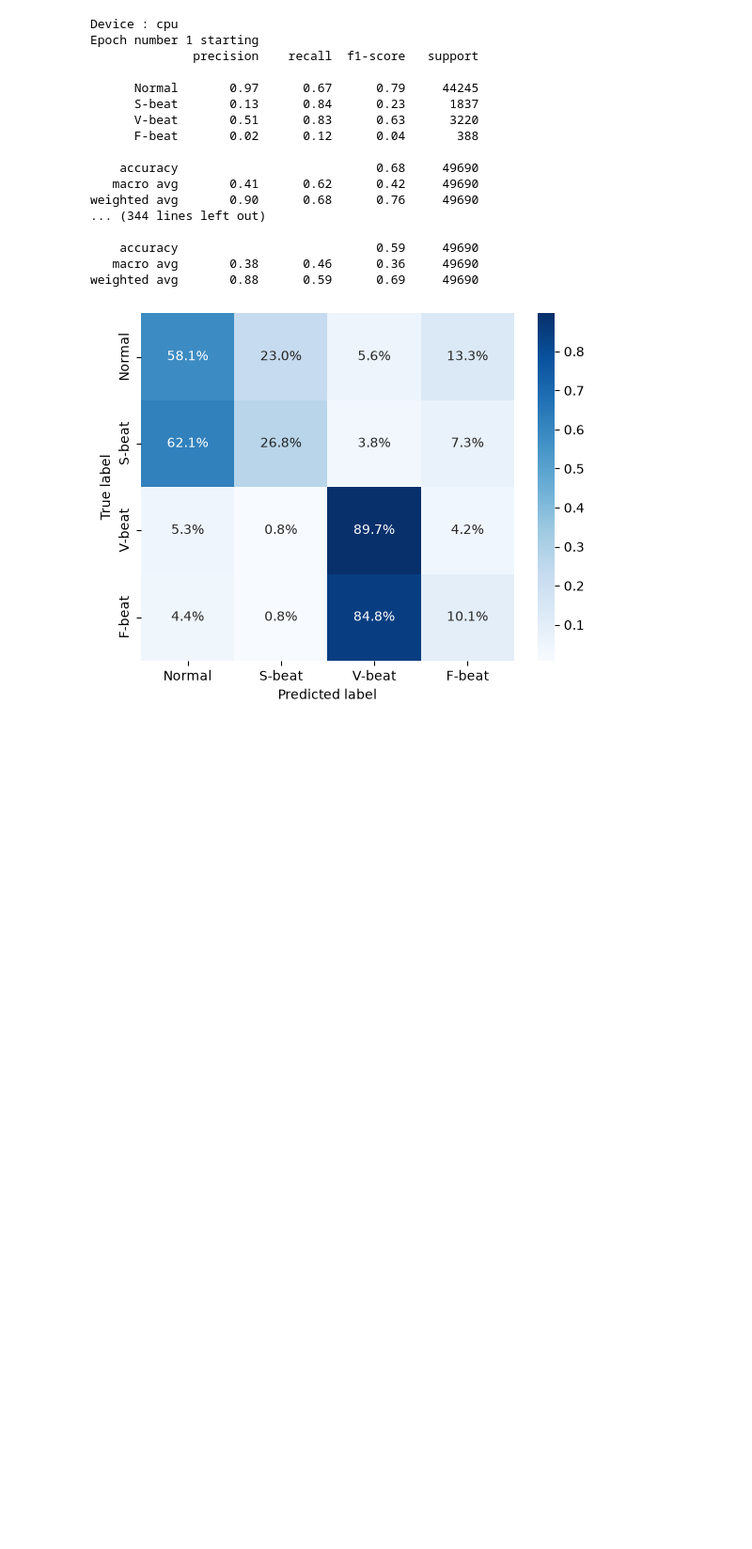
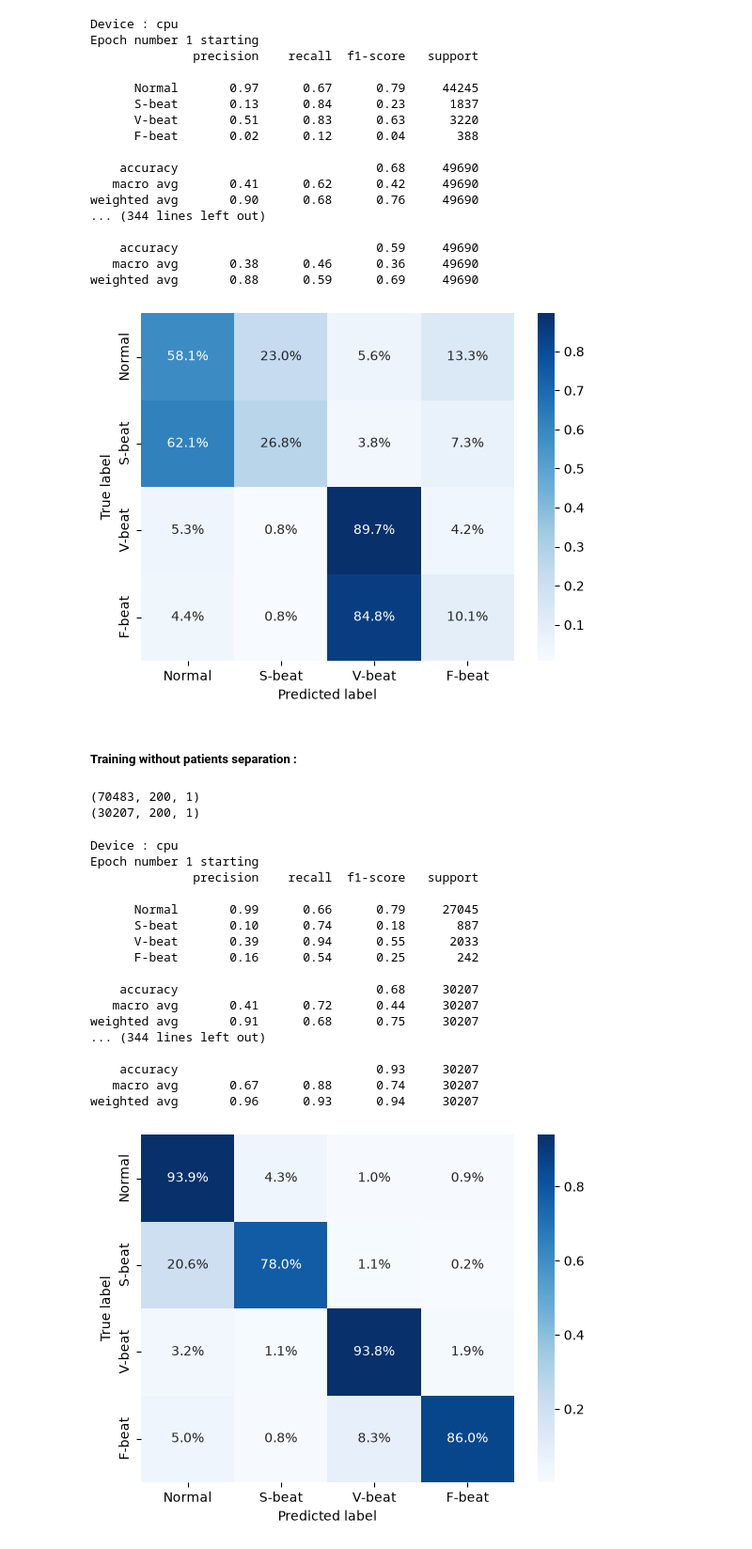
Before and after one commit to sophiadonato/heartbeat-classifier, a Jupyter notebook: heartbeat-classifier.ipynb, the cells around one changed output. Shown at 94% size. Drawn from its saved outputs; the diff is of its cells as text; code cells hidden in the pictures; blank space fills up the shorter version.

Commit message:
test without patient separation + update rad me

```diff
--- a/heartbeat-classifier.ipynb
+++ b/heartbeat-classifier.ipynb
@@ -340,3 +340,5 @@ weighted avg       0.90      0.68      0.76     49690
    macro avg       0.38      0.46      0.36     49690
 weighted avg       0.88      0.59      0.69     49690
 [figure]
+# %% [markdown]
+##### Training without patients separation :
@@ -342,0 +351,75 @@ weighted avg       0.88      0.59      0.69     49690
+# %%
+# Splitting into training and testing sets without patient separation  (70-30%)
+X_train, X_test, y_train, y_test = train_test_split(X_all, y_all, train_size=0.7, random_state=42)
+print(X_train.shape)
+print(X_test.shape)
+# %% [output]
+(70483, 200, 1)
+(30207, 200, 1)
+# %%
+# Creating dataloaders
+# 1. Tensors
+X_train_t = torch.tensor(X_train, dtype=torch.float32).permute(0,2,1)
+y_train_t = torch.tensor(y_train, dtype=torch.long)
+X_test_t = torch.tensor(X_test, dtype=torch.float32).permute(0,2,1)
+y_test_t = torch.tensor(y_test, dtype=torch.long)
+
+# 2. Datasets
+train_dataset = TensorDataset(X_train_t, y_train_t)
+test_dataset = TensorDataset(X_test_t, y_test_t)
+
+# 3. Dataloaders
+train_dataloader = DataLoader(train_dataset, batch_size=64, shuffle=True)
+test_dataloader = DataLoader(test_dataset, batch_size=256, shuffle=False)
+# %%
+# Training loop
+
+# GPU
+device = "cuda" if torch.cuda.is_available() else "cpu"
+print(f"Device : {device}")
+device = torch.device(device)
+
+# Net init
+net = BeatCNN(n_classes=4)
+net.to(device)
+
+# Weighted classes
+w = compute_class_weight("balanced", classes=np.array([0,1,2,3]), y=y_train)
+weights = torch.tensor(w, dtype=torch.float32).to(device)
+criterion= nn.CrossEntropyLoss(weight=weights)
+
+# Optimizer
+optimizer = torch.optim.Adam(net.parameters(), lr=1e-3)
+
+pred_classes, true_classes = train(30, train_dataloader, test_dataloader, net, criterion, optimizer, device)
+target_names = ["Normal", "S-beat", "V-beat", "F-beat"]
+labels = [0,1,2,3]
+
+cm = confusion_matrix(y_true=true_classes, y_pred=pred_classes, labels=labels)
+cm_percentages = cm / cm.sum(axis=1, keepdims=True)
+sns.heatmap(cm_percentages, annot=True, fmt=".1%", cmap="Blues",
+            xticklabels=target_names,
+            yticklabels=target_names
+        )
+plt.xlabel("Predicted label")
+plt.ylabel("True label")
+plt.show()
+# %% [output]
+Device : cpu
+Epoch number 1 starting
+              precision    recall  f1-score   support
+
+      Normal       0.99      0.66      0.79     27045
+      S-beat       0.10      0.74      0.18       887
+      V-beat       0.39      0.94      0.55      2033
+      F-beat       0.16      0.54      0.25       242
+
+    accuracy                           0.68     30207
+   macro avg       0.41      0.72      0.44     30207
+weighted avg       0.91      0.68      0.75     30207
+... (344 lines left out)
+
+    accuracy                           0.93     30207
+   macro avg       0.67      0.88      0.74     30207
+weighted avg       0.96      0.93      0.94     30207
+[figure, added]
```
Also changed, not shown: parts of 2 cells of this notebook, 1 other file.
